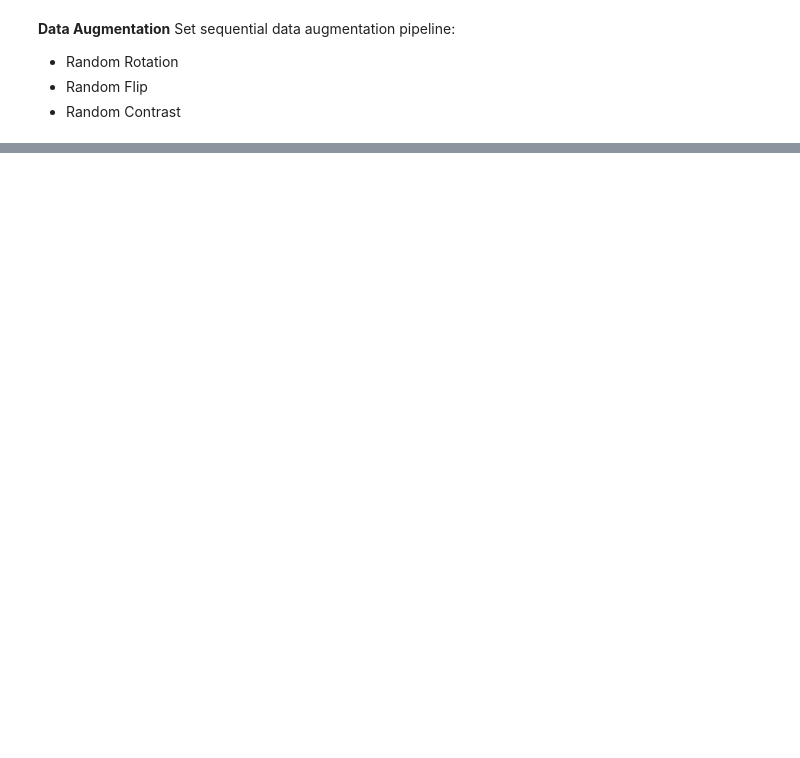
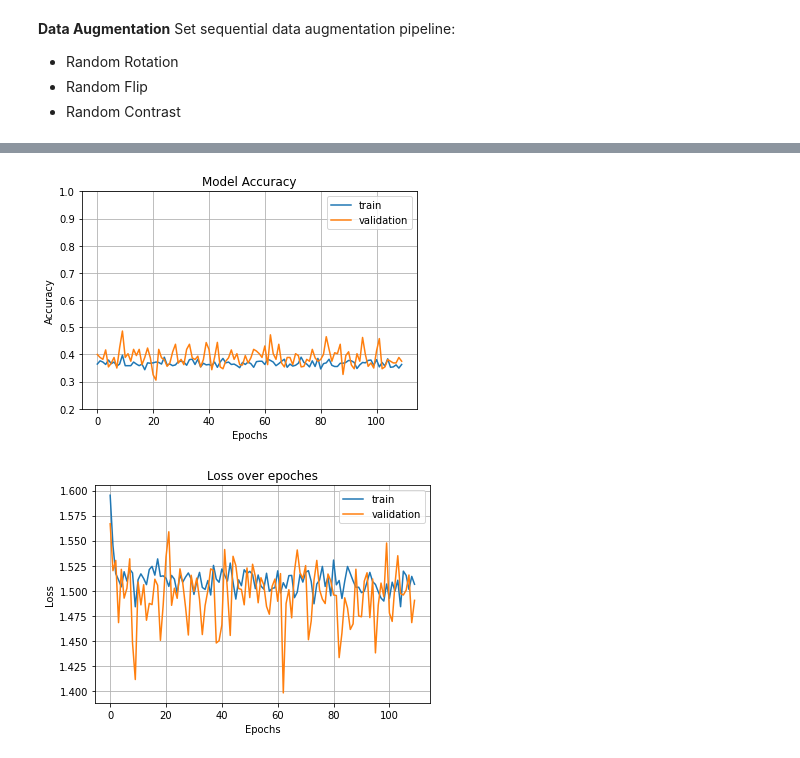
Before and after one commit to KobiAms/FingerprintsQuality, a Jupyter notebook: FP_classification.ipynb, the cells around one changed output, grey strips where cells are left out. Cells and saved outputs as stored; diff of their text form; code cells hidden in the pictures; blank space fills up the shorter version.

Commit message:
best hypers

```diff
--- a/FP_classification.ipynb
+++ b/FP_classification.ipynb
@@ -165,4 +165,0 @@ _________________________________________________________________
-# %%
-resnet_model.compile(optimizer=Adam(lr=0.001),loss='categorical_crossentropy',metrics=['accuracy'])
-
-history = resnet_model.fit(train_ds, validation_data=val_ds, epochs=10)
@@ -204,0 +246,4 @@ plt.show()
+# %%
+print('Train Best Model for another', epochs_best_hypers, 'epochs')
+best_pre_model = best_model_hyp['pretrained_model']
+history =  best_pre_model.fit(train_dataset, validation_data=val_dataset, epochs=epochs_best_hypers, verbose=2)
@@ -204,0 +289,31 @@ plt.show()
+# %%
+
+acc_history = [*best_model_history.history['accuracy'], *history.history['accuracy']]
+val_acc_history = [*best_model_history.history['val_accuracy'], *history.history['val_accuracy']]
+loss_history = [*best_model_history.history['loss'], *history.history['loss']]
+val_loss_history = [*best_model_history.history['val_loss'], *history.history['val_loss']]
+
+fig1 = plt.gcf()
+plt.plot(acc_history)
+plt.plot(val_acc_history)
+plt.axis(ymin=0.2,ymax=1)
+plt.grid()
+plt.title('Model Accuracy')
+plt.ylabel('Accuracy')
+plt.xlabel('Epochs')
+plt.legend(['train', 'validation'])
+plt.show()
+
+fig1 = plt.gcf()
+plt.plot(loss_history)
+plt.plot(val_loss_history)
+# plt.axis(ymin=0.2,ymax=1)
+plt.grid()
+plt.title('Loss over epoches')
+plt.ylabel('Loss')
+plt.xlabel('Epochs')
+plt.legend(['train', 'validation'])
+plt.show()
+# %% [output]
+[figure, added]
+[figure, added]
```
Also changed, not shown: parts of 14 cells of this notebook, 2 other files.
